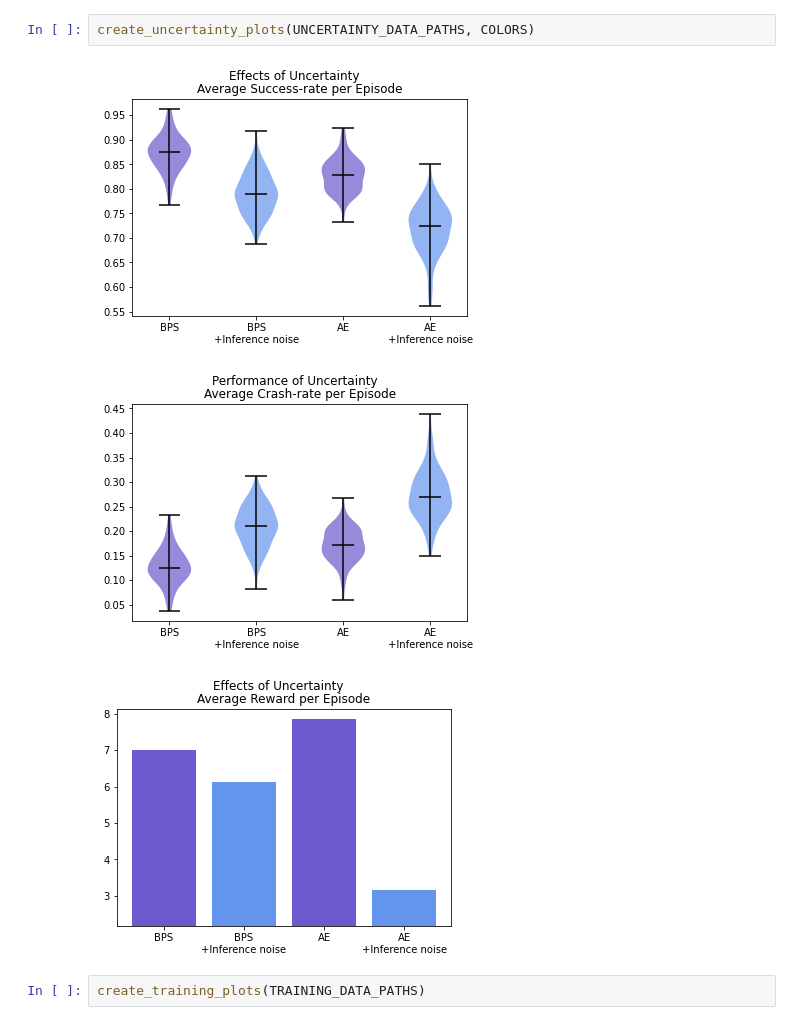
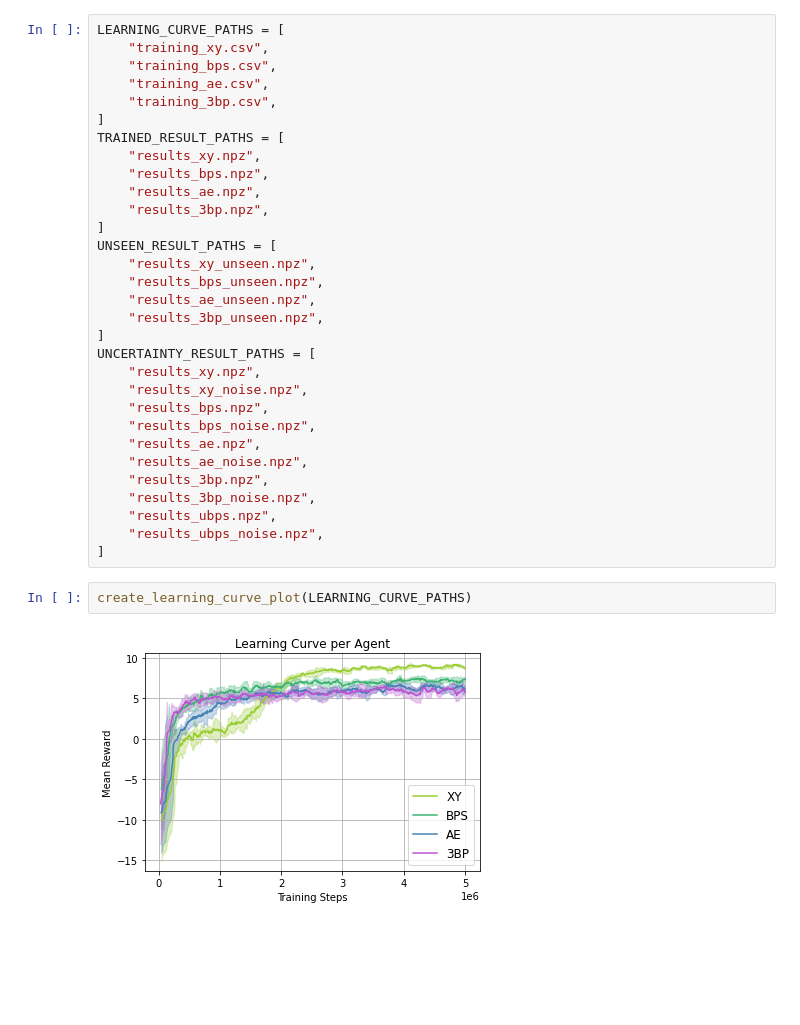
Before and after one commit to FelixWaiblinger/tum-adlr-15, a Jupyter notebook: plots/results.ipynb, the cells around one changed output. Cells and saved outputs as stored; diff of their text form; blank space fills up the shorter version.

Commit message:
more fixes, final models and plots

```diff
--- a/plots/results.ipynb
+++ b/plots/results.ipynb
@@ -25,8 +5,35 @@ COLORS = [
-# %%
-create_uncertainty_plots(UNCERTAINTY_DATA_PATHS, COLORS)
-# %% [output]
-[figure, removed]
-[figure, removed]
-[figure, removed]
-# %%
-create_training_plots(TRAINING_DATA_PATHS)
+# %%
+LEARNING_CURVE_PATHS = [
+    "training_xy.csv",
+    "training_bps.csv",
+    "training_ae.csv",
+    "training_3bp.csv",
+]
+TRAINED_RESULT_PATHS = [
+    "results_xy.npz",
+    "results_bps.npz",
+    "results_ae.npz",
+    "results_3bp.npz",
+]
+UNSEEN_RESULT_PATHS = [
+    "results_xy_unseen.npz",
+    "results_bps_unseen.npz",
+    "results_ae_unseen.npz",
+    "results_3bp_unseen.npz",
+]
+UNCERTAINTY_RESULT_PATHS = [
+    "results_xy.npz",
+    "results_xy_noise.npz",
+    "results_bps.npz",
+    "results_bps_noise.npz",
+    "results_ae.npz",
+    "results_ae_noise.npz",
+    "results_3bp.npz",
+    "results_3bp_noise.npz",
+    "results_ubps.npz",
+    "results_ubps_noise.npz",
+]
+# %%
+create_learning_curve_plot(LEARNING_CURVE_PATHS)
+# %% [output]
+[figure, added]
```
Also changed, not shown: parts of 5 cells of this notebook, 19 other files.
